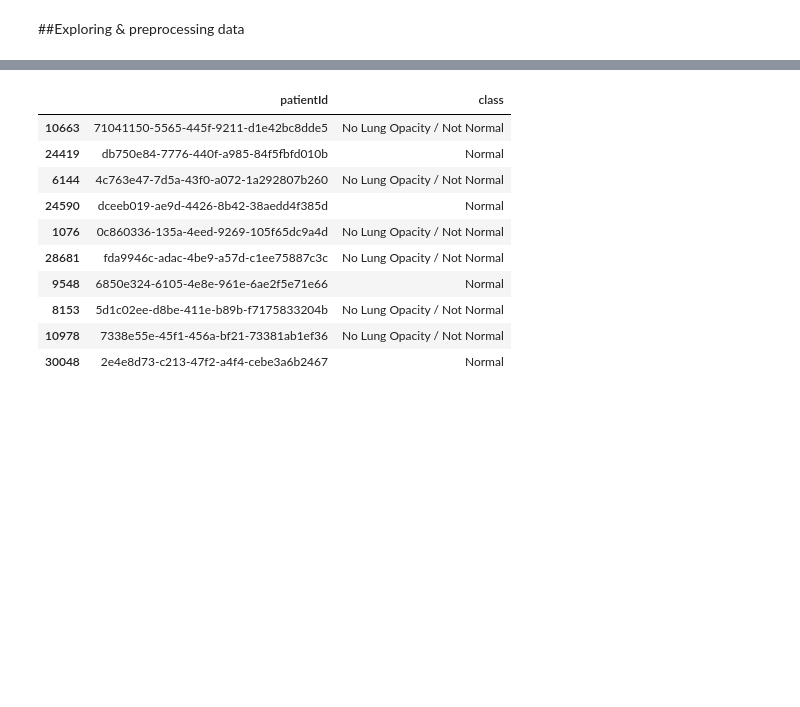
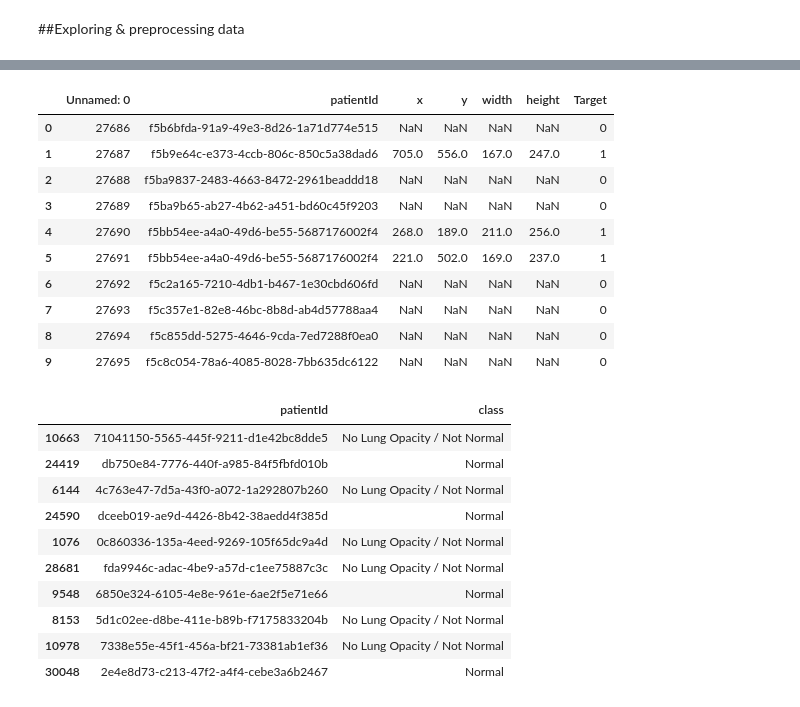
Before and after one commit to GrueneKatze/AI-for-Medicine-Coursera, a Jupyter notebook: Pneumonia_detection_with_FastAI.ipynb, the cells around one changed output, grey strips where cells are left out. Saved outputs shown, nothing was run; the diff lists cells and outputs as text; code cells hidden in the pictures; blank space fills up the shorter version.

```diff
--- a/Pneumonia_detection_with_FastAI.ipynb
+++ b/Pneumonia_detection_with_FastAI.ipynb
@@ -206,6 +204,9 @@ train_labels_df[train_labels_df['patientId']=='f9651c64-a88f-46fd-9ca1-63a55f508
 # %%
 train_labels_df.to_csv(path_train/'train_labels.csv')
 valid_labels_df.to_csv(path_v/'val_labels.csv')
+# %%
+train_labels_df = pd.read_csv(path_train/'train_labels.csv')
+valid_labels_df = pd.read_csv(path_v/'val_labels.csv')
 # %% [markdown]
 ##Exploring & preprocessing data
 # %%
@@ -231,3 +232,17 @@ train_labels_df.sample(10)
+# %%
+valid_labels_df.head(10)
+# %% [output]
+|  | Unnamed: 0 | patientId | x | y | width | height | Target |
+| 0 | 27686 | f5b6bfda-91a9-49e3-8d26-1a71d774e515 | NaN | NaN | NaN | NaN | 0 |
+| 1 | 27687 | f5b9e64c-e373-4ccb-806c-850c5a38dad6 | 705.0 | 556.0 | 167.0 | 247.0 | 1 |
+| 2 | 27688 | f5ba9837-2483-4663-8472-2961beaddd18 | NaN | NaN | NaN | NaN | 0 |
+| 3 | 27689 | f5ba9b65-ab27-4b62-a451-bd60c45f9203 | NaN | NaN | NaN | NaN | 0 |
+| 4 | 27690 | f5bb54ee-a4a0-49d6-be55-5687176002f4 | 268.0 | 189.0 | 211.0 | 256.0 | 1 |
+| 5 | 27691 | f5bb54ee-a4a0-49d6-be55-5687176002f4 | 221.0 | 502.0 | 169.0 | 237.0 | 1 |
+| 6 | 27692 | f5c2a165-7210-4db1-b467-1e30cbd606fd | NaN | NaN | NaN | NaN | 0 |
+| 7 | 27693 | f5c357e1-82e8-46bc-8b8d-ab4d57788aa4 | NaN | NaN | NaN | NaN | 0 |
+| 8 | 27694 | f5c855dd-5275-4646-9cda-7ed7288f0ea0 | NaN | NaN | NaN | NaN | 0 |
+| 9 | 27695 | f5c8c054-78a6-4085-8028-7bb635dc6122 | NaN | NaN | NaN | NaN | 0 |
 # %%
 #Move to fin
 class_info_df = pd.read_csv(path_rsna/'stage_2_detailed_class_info.csv')
```
Also changed, not shown: parts of 9 cells of this notebook.
